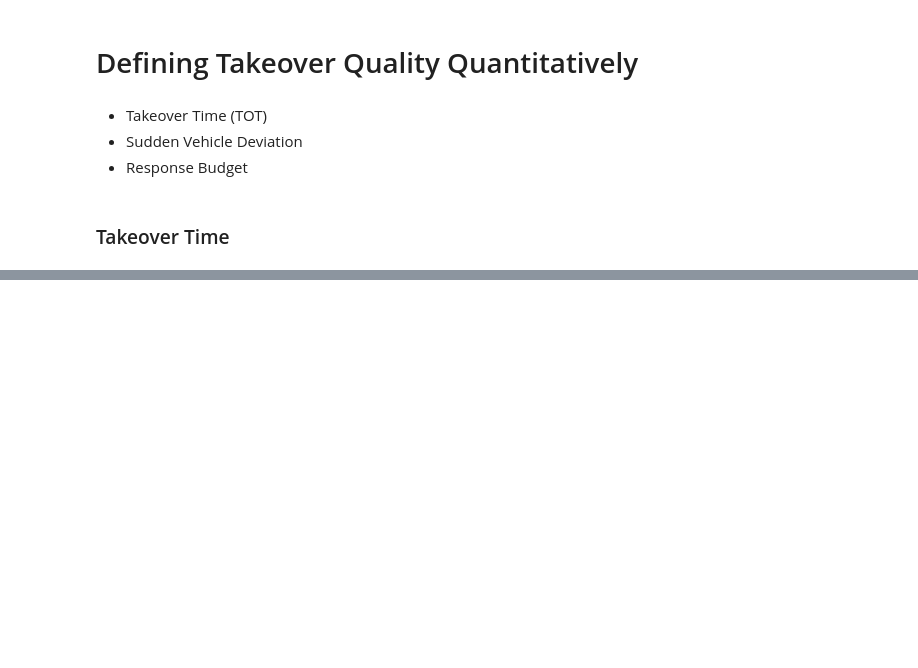
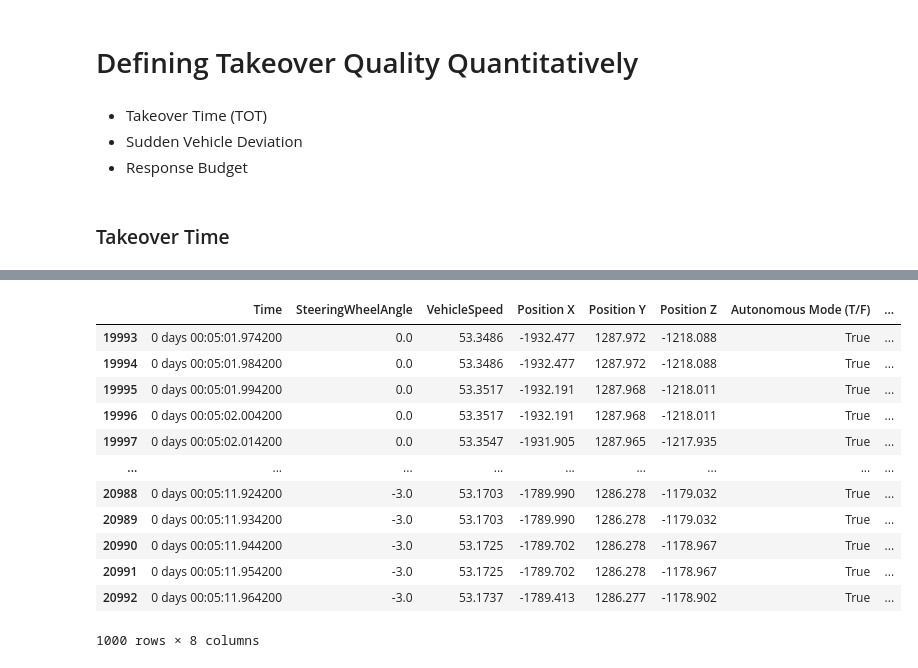
Before and after one commit to Joelmillr/Modeling-Takeover-Time, a Jupyter notebook: code/hmm.ipynb, the cells around one changed output, grey strips where cells are left out. Cells and saved outputs as stored; diff of their text form; code cells hidden in the pictures; blank space fills up the shorter version.

```diff
--- a/code/hmm.ipynb
+++ b/code/hmm.ipynb
@@ -76,13 +84,13 @@ Steps Taken
 # %%
 # Fitting a Label Encoder to the Obstacles
 driver_data =driving_data_dictionary['NST01']
-
-# label encoding
-enc = LabelEncoder()
+enc = preprocessing.LabelEncoder()
 enc.fit(driver_data["Obstacles"])
 
+# Preprocessing the driving data
 for driver in driving_data_dictionary.keys():
     driver_data = driving_data_dictionary[driver]
+
     # label encoding
     driver_data["Obstacles"] = enc.transform(driver_data["Obstacles"])
 
@@ -97,0 +108,3 @@ for driver in driving_data_dictionary.keys():
+# %%
+driving_timestamps = create_takeover_timestamps(driving_data_dictionary, enc)
+driving_timestamps.head()
@@ -492,0 +415,12 @@ array(['Nothing', 'TrigObsDeer', 'DetObsDeer', 'RepObsDeer',
+# %%
+# data
+nst01_driving_data = driving_data_dictionary["NST01"]
+nst01_physio_data = phsyiological_data_dictionary["NST01"]["driving"]
+
+# timestamps
+nst01_driving_timestamp = driving_timestamps[driving_timestamps["index"] == "NST01"]
+nst01_physio_timestamp = physio_timestamps[physio_timestamps["subject_id"] == "NST01"]
+
+# store the obstacle triggers for driving and physio
+driving_obstacle_trigger = nst01_driving_timestamp["TriggeredObs1"].iloc[0]
+physio_obstacle_trigger = nst01_physio_timestamp["TriggeredObs1"].iloc[0]
@@ -492,0 +435,35 @@ array(['Nothing', 'TrigObsDeer', 'DetObsDeer', 'RepObsDeer',
+# %%
+# trim the data to the 10s before the takeover
+nst01_driving_data = nst01_driving_data[
+    (nst01_driving_data["Time"] >= driving_obstacle_trigger - pd.to_timedelta("10s"))
+    & (nst01_driving_data["Time"] < driving_obstacle_trigger)
+]
+
+nst01_physio_data = nst01_physio_data[
+    (
+        nst01_physio_data["Time"]
+        >= nst01_physio_data.Time.min()
+        + physio_obstacle_trigger
+        - pd.to_timedelta("10s")
+    )
+    & (
+        nst01_physio_data["Time"]
+        < nst01_physio_data.Time.min() + physio_obstacle_trigger
+    )
+]
+# %%
+nst01_driving_data
+# %% [output]
+|  | Time | SteeringWheelAngle | VehicleSpeed | Position X | Position Y | Position Z | Autonomous Mode (T/F) | ... |
+| 19993 | 0 days 00:05:01.974200 | 0.0 | 53.3486 | -1932.477 | 1287.972 | -1218.088 | True | ... |
+| 19994 | 0 days 00:05:01.984200 | 0.0 | 53.3486 | -1932.477 | 1287.972 | -1218.088 | True | ... |
+| 19995 | 0 days 00:05:01.994200 | 0.0 | 53.3517 | -1932.191 | 1287.968 | -1218.011 | True | ... |
+| 19996 | 0 days 00:05:02.004200 | 0.0 | 53.3517 | -1932.191 | 1287.968 | -1218.011 | True | ... |
+| 19997 | 0 days 00:05:02.014200 | 0.0 | 53.3547 | -1931.905 | 1287.965 | -1217.935 | True | ... |
+| ... | ... | ... | ... | ... | ... | ... | ... | ... |
+| 20988 | 0 days 00:05:11.924200 | -3.0 | 53.1703 | -1789.990 | 1286.278 | -1179.032 | True | ... |
+| 20989 | 0 days 00:05:11.934200 | -3.0 | 53.1703 | -1789.990 | 1286.278 | -1179.032 | True | ... |
+| 20990 | 0 days 00:05:11.944200 | -3.0 | 53.1725 | -1789.702 | 1286.278 | -1178.967 | True | ... |
+| 20991 | 0 days 00:05:11.954200 | -3.0 | 53.1725 | -1789.702 | 1286.278 | -1178.967 | True | ... |
+| 20992 | 0 days 00:05:11.964200 | -3.0 | 53.1737 | -1789.413 | 1286.277 | -1178.902 | True | ... |
+1000 rows × 8 columns
```
Also changed, not shown: parts of 69 cells of this notebook, 3 other files.
